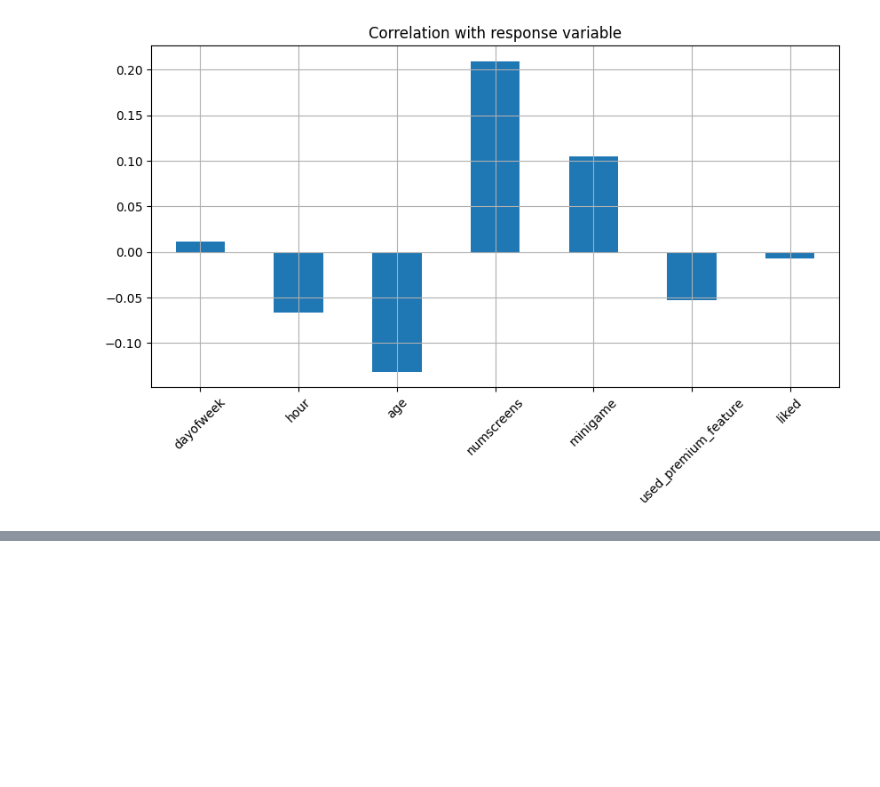
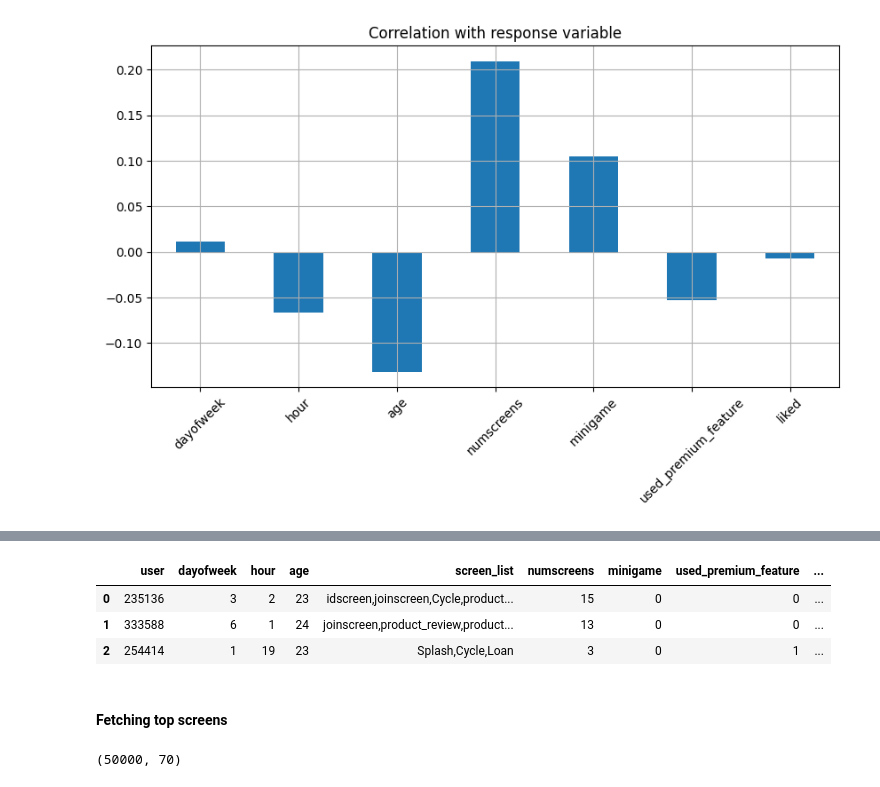
Before and after one commit to IMMRM/AppSubsAnalyser, a Jupyter notebook: Notebooks/BasicAnalysis.ipynb, the cells around one changed output, grey strips where cells are left out. Cells and saved outputs as stored; diff of their text form; code cells hidden in the pictures; blank space fills up the shorter version.

```diff
--- a/Notebooks/BasicAnalysis.ipynb
+++ b/Notebooks/BasicAnalysis.ipynb
@@ -108,0 +195,12 @@ plt.show()
+# %%
+dataset.loc[dataset['difference']>48,'enrolled']=0
+dataset=dataset.drop(columns=['difference','enrolled_date','first_open'])
+# %%
+dataset.head(3)
+# %% [output]
+|  | user | dayofweek | hour | age | screen_list | numscreens | minigame | used_premium_feature | ... |
+| 0 | 235136 | 3 | 2 | 23 | idscreen,joinscreen,Cycle,product... | 15 | 0 | 0 | ... |
+| 1 | 333588 | 6 | 1 | 24 | joinscreen,product_review,product... | 13 | 0 | 0 | ... |
+| 2 | 254414 | 1 | 19 | 23 | Splash,Cycle,Loan | 3 | 0 | 1 | ... |
+# %% [markdown]
+#### Fetching top screens
@@ -108,0 +215,4 @@ plt.show()
+# %%
+dataset.shape
+# %% [output]
+(50000, 70)
```
Also changed, not shown: parts of 12 cells of this notebook.
